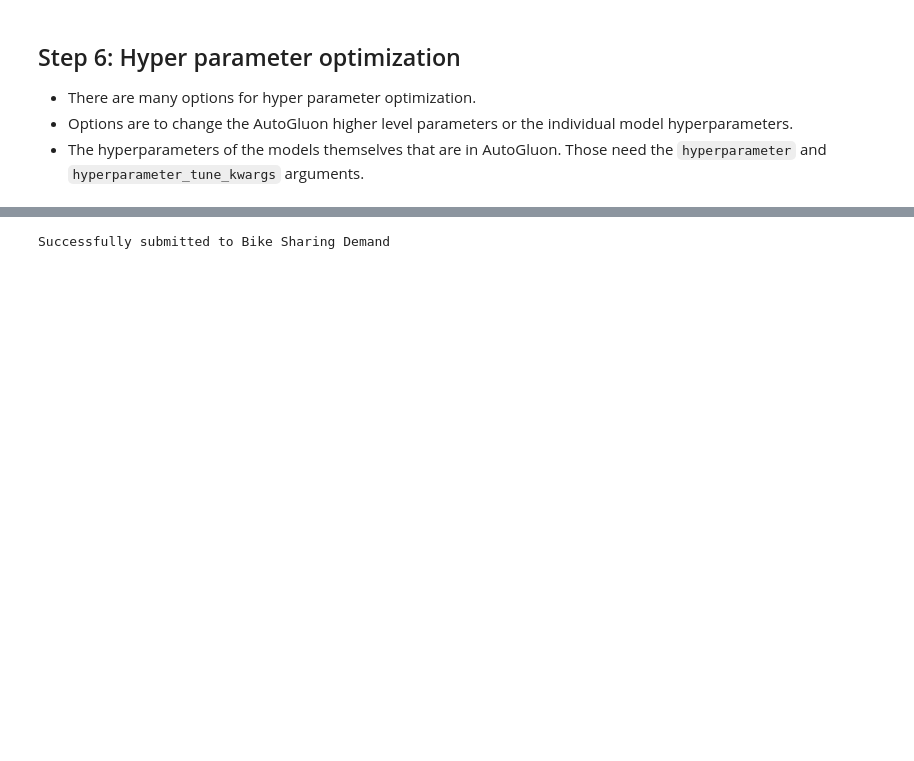
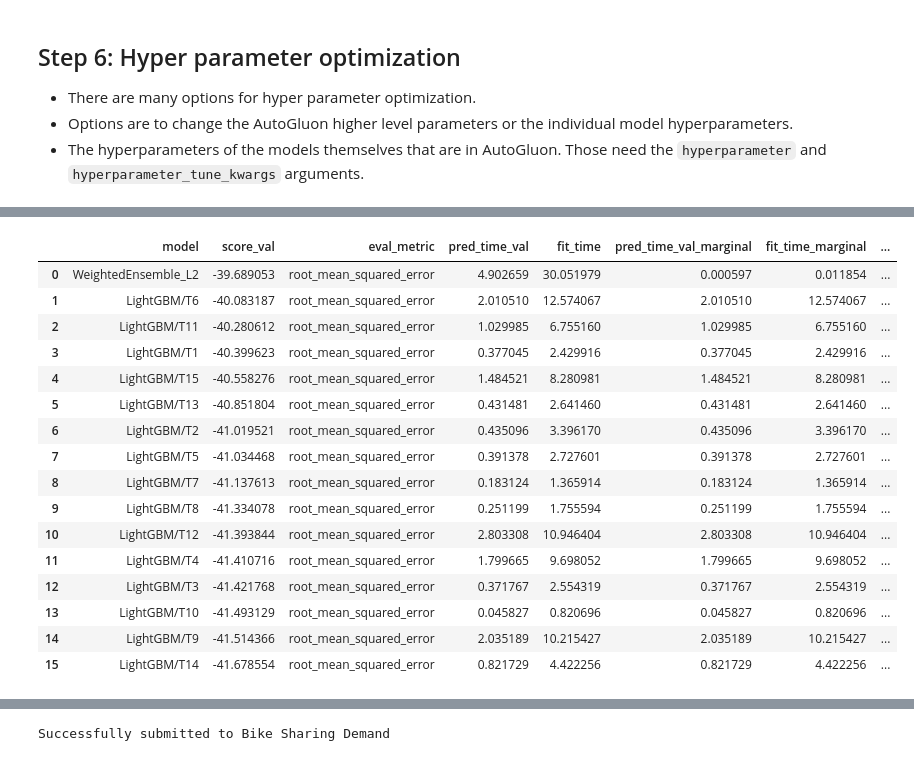
Before and after one commit to michaelgobz/cd0385-project-starter, a Jupyter notebook: project/bike-sharing-project-using-autogluon.ipynb, the cells around one changed output, grey strips where cells are left out. Drawn from its saved outputs; the diff is of its cells as text; code cells hidden in the pictures; blank space fills up the shorter version.

Commit message:
updated the model

```diff
--- a/project/bike-sharing-project-using-autogluon.ipynb
+++ b/project/bike-sharing-project-using-autogluon.ipynb
@@ -671,0 +689,20 @@ Estimated performance of each model:
+# %%
+predictor_new_hpo.leaderboard()
+# %% [output]
+|  | model | score_val | eval_metric | pred_time_val | fit_time | pred_time_val_marginal | fit_time_marginal | ... |
+| 0 | WeightedEnsemble_L2 | -39.689053 | root_mean_squared_error | 4.902659 | 30.051979 | 0.000597 | 0.011854 | ... |
+| 1 | LightGBM/T6 | -40.083187 | root_mean_squared_error | 2.010510 | 12.574067 | 2.010510 | 12.574067 | ... |
+| 2 | LightGBM/T11 | -40.280612 | root_mean_squared_error | 1.029985 | 6.755160 | 1.029985 | 6.755160 | ... |
+| 3 | LightGBM/T1 | -40.399623 | root_mean_squared_error | 0.377045 | 2.429916 | 0.377045 | 2.429916 | ... |
+| 4 | LightGBM/T15 | -40.558276 | root_mean_squared_error | 1.484521 | 8.280981 | 1.484521 | 8.280981 | ... |
+| 5 | LightGBM/T13 | -40.851804 | root_mean_squared_error | 0.431481 | 2.641460 | 0.431481 | 2.641460 | ... |
+| 6 | LightGBM/T2 | -41.019521 | root_mean_squared_error | 0.435096 | 3.396170 | 0.435096 | 3.396170 | ... |
+| 7 | LightGBM/T5 | -41.034468 | root_mean_squared_error | 0.391378 | 2.727601 | 0.391378 | 2.727601 | ... |
+| 8 | LightGBM/T7 | -41.137613 | root_mean_squared_error | 0.183124 | 1.365914 | 0.183124 | 1.365914 | ... |
+| 9 | LightGBM/T8 | -41.334078 | root_mean_squared_error | 0.251199 | 1.755594 | 0.251199 | 1.755594 | ... |
+| 10 | LightGBM/T12 | -41.393844 | root_mean_squared_error | 2.803308 | 10.946404 | 2.803308 | 10.946404 | ... |
+| 11 | LightGBM/T4 | -41.410716 | root_mean_squared_error | 1.799665 | 9.698052 | 1.799665 | 9.698052 | ... |
+| 12 | LightGBM/T3 | -41.421768 | root_mean_squared_error | 0.371767 | 2.554319 | 0.371767 | 2.554319 | ... |
+| 13 | LightGBM/T10 | -41.493129 | root_mean_squared_error | 0.045827 | 0.820696 | 0.045827 | 0.820696 | ... |
+| 14 | LightGBM/T9 | -41.514366 | root_mean_squared_error | 2.035189 | 10.215427 | 2.035189 | 10.215427 | ... |
+| 15 | LightGBM/T14 | -41.678554 | root_mean_squared_error | 0.821729 | 4.422256 | 0.821729 | 4.422256 | ... |
```
Also changed, not shown: parts of 27 cells of this notebook, 5 other files.
